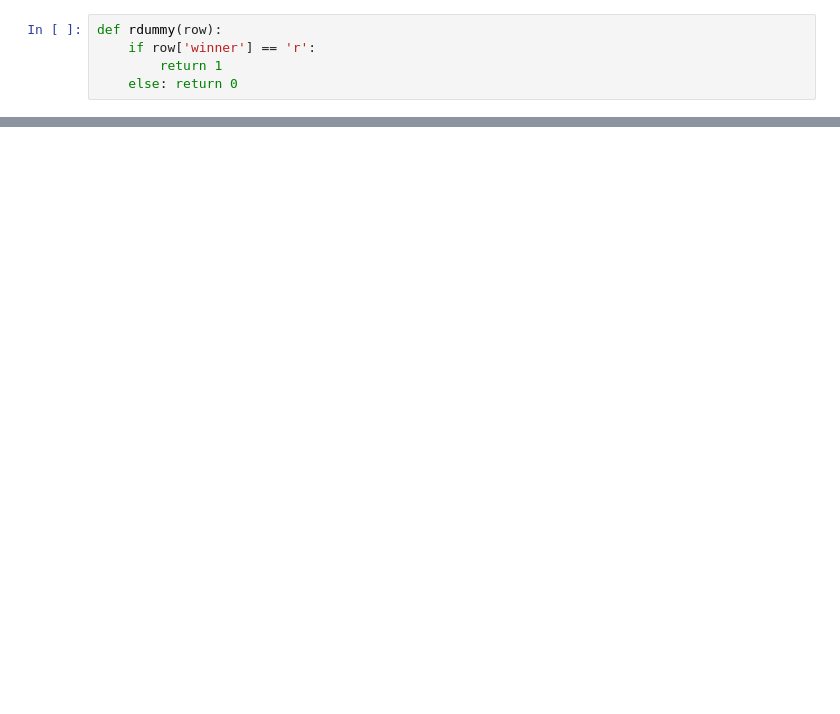
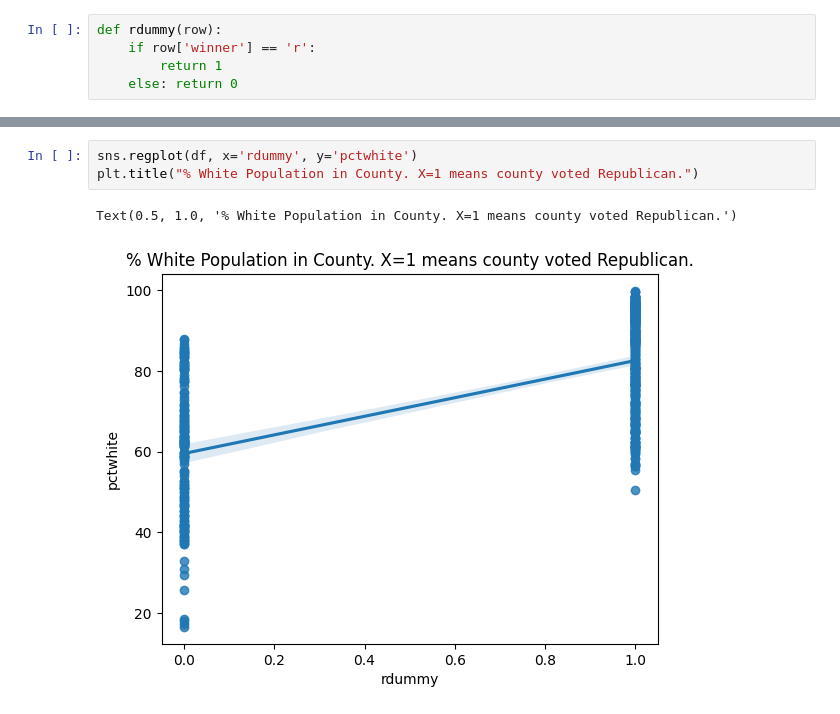
Before and after one commit to Hep7vv/DS3001-Final-Project, a Jupyter notebook: eda.ipynb, the cells around one changed output, grey strips where cells are left out. Saved outputs shown, nothing was run; the diff lists cells and outputs as text; blank space fills up the shorter version.

```diff
--- a/eda.ipynb
+++ b/eda.ipynb
@@ -128,0 +148,6 @@ Text(0.5, 1.0, 'Median annual household income by county. X=1 means county voted
+# %%
+sns.regplot(df, x='rdummy', y='pctwhite')
+plt.title("% White Population in County. X=1 means county voted Republican.")
+# %% [output]
+Text(0.5, 1.0, '% White Population in County. X=1 means county voted Republican.')
+[figure, added]
```
Also changed, not shown: parts of 33 cells of this notebook.
